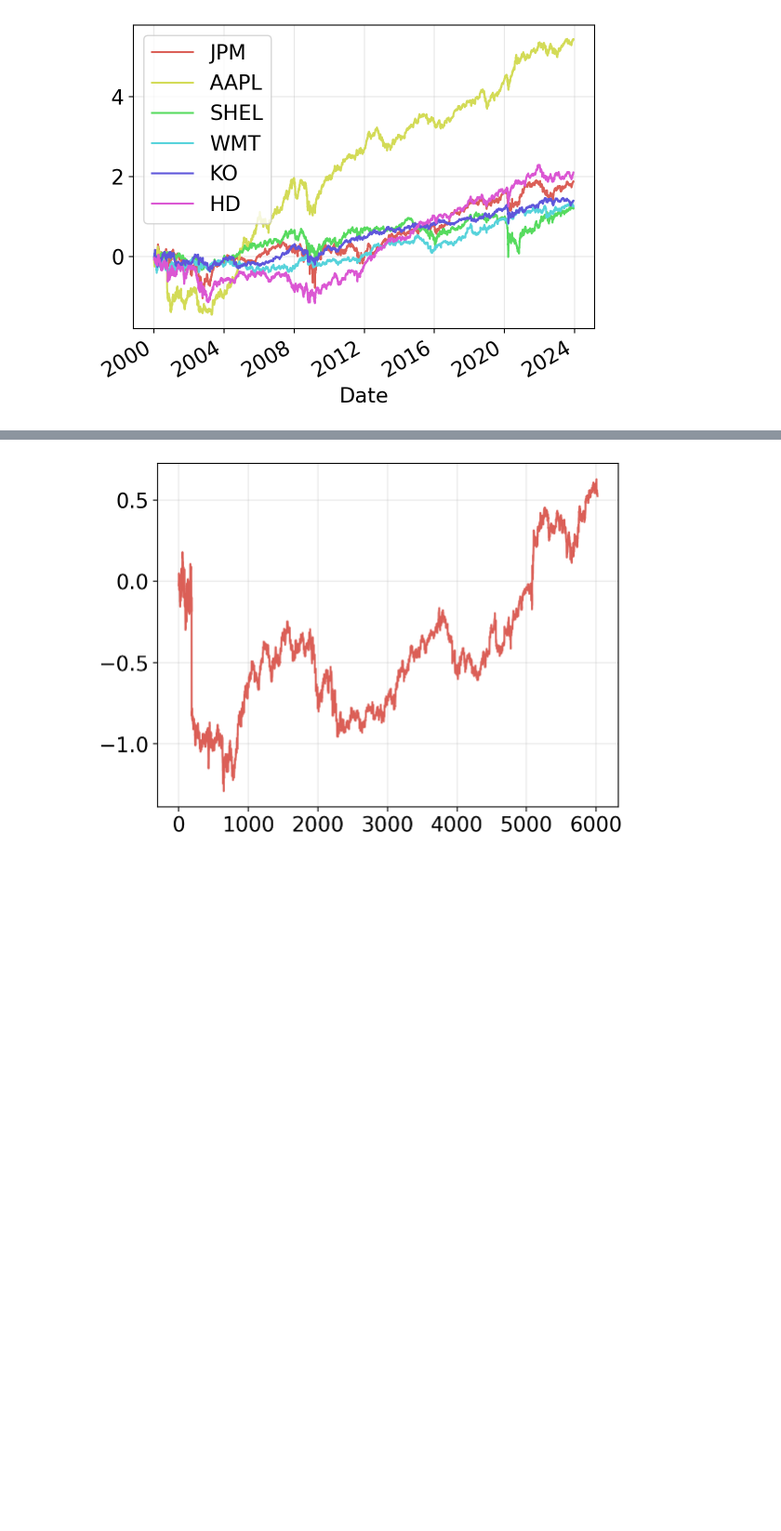
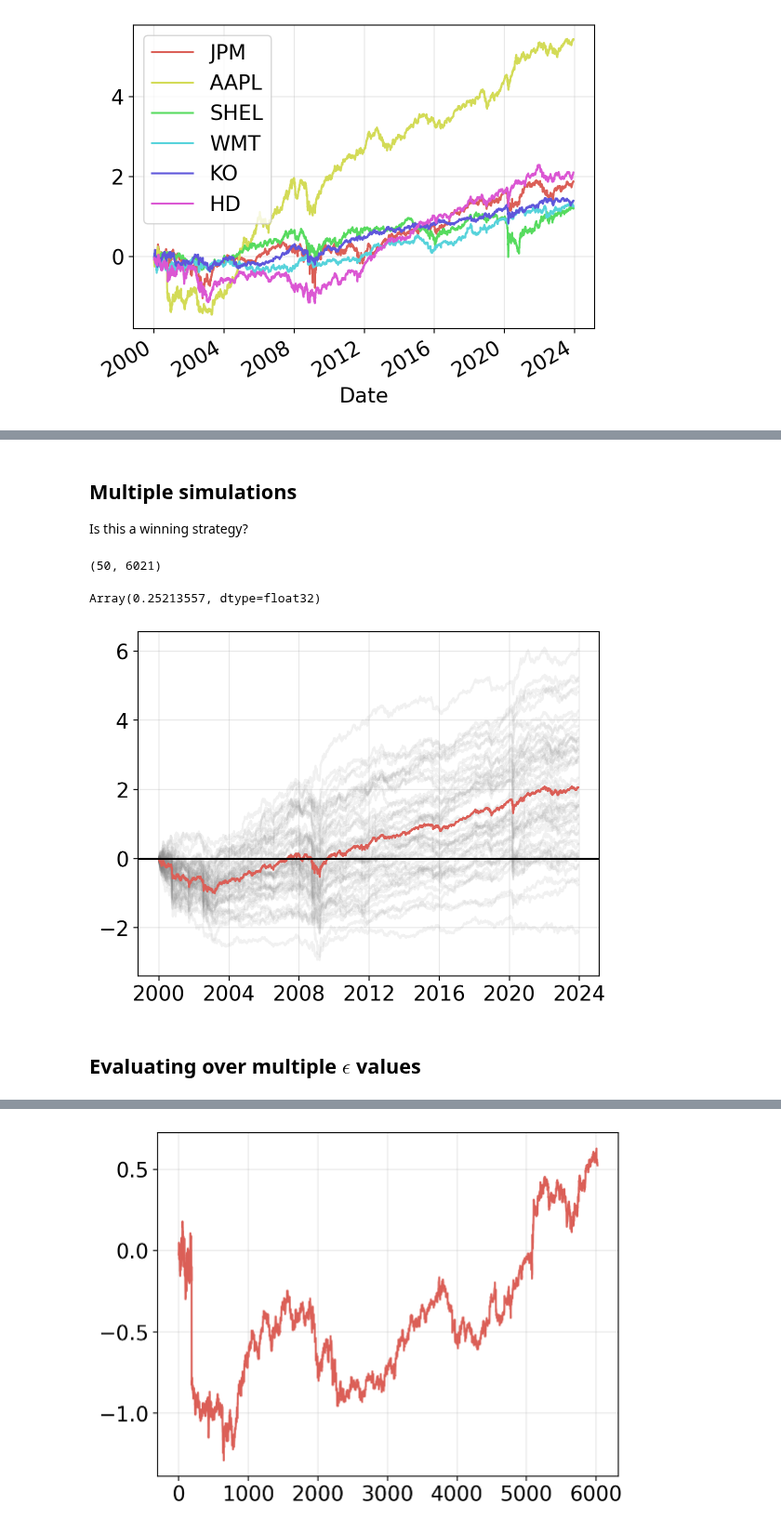
Before and after one commit to sapienzaio/online-ml-finance, a Jupyter notebook: 06-reinforcement-learning/epsilon-greedy-strategy.ipynb, the cells around one changed output, grey strips where cells are left out. Shown at 93% size. Cells and saved outputs as stored; diff of their text form; code cells hidden in the pictures; blank space fills up the shorter version.

```diff
--- a/06-reinforcement-learning/epsilon-greedy-strategy.ipynb
+++ b/06-reinforcement-learning/epsilon-greedy-strategy.ipynb
@@ -98,0 +124,25 @@ plt.savefig("../figures/bandits-log-cumreturn.pdf")
+# %% [markdown]
+## Multiple simulations
+
+Is this a winning strategy?
+# %%
+n_sims = 50
+state_final, returns_bandit = agent.init_and_run_sims(key, returns, store_reward, n_sims)
+returns_bandit.shape
+# %% [output]
+(50, 6021)
+# %%
+sr_ann = returns_bandit.mean(axis=-1) / returns_bandit.std(axis=-1) * jnp.sqrt(252)
+jnp.percentile(sr_ann, 50)
+# %% [output]
+Array(0.25213557, dtype=float32)
+# %%
+pnl_sims = np.array(returns_bandit.cumsum(axis=-1))
+plt.plot(index_date, pnl_sims.T, alpha=0.1, c="tab:gray");
+plt.plot(index_date, pnl_sims.mean(axis=0))
+plt.axhline(y=0, c="black")
+plt.grid(alpha=0.3)
+# %% [output]
+[figure, added]
+# %% [markdown]
+## Evaluating over multiple $\epsilon$ values
```
Also changed, not shown: parts of 36 cells of this notebook.
